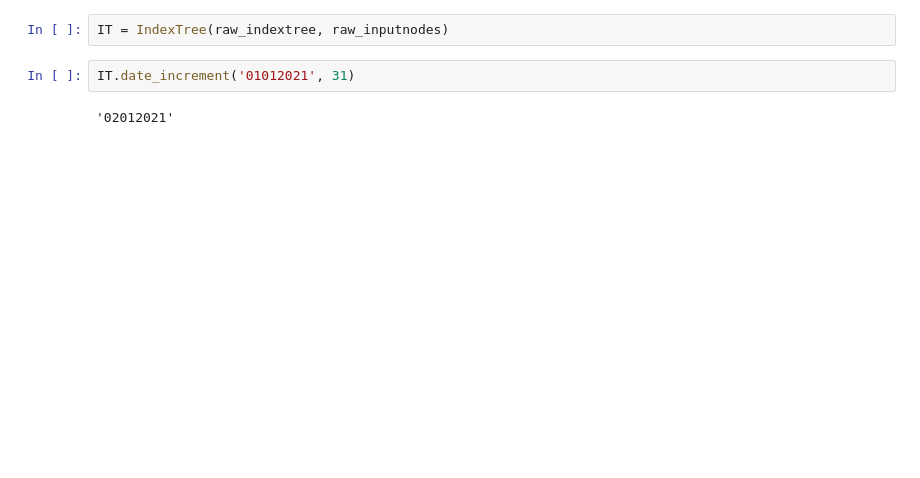
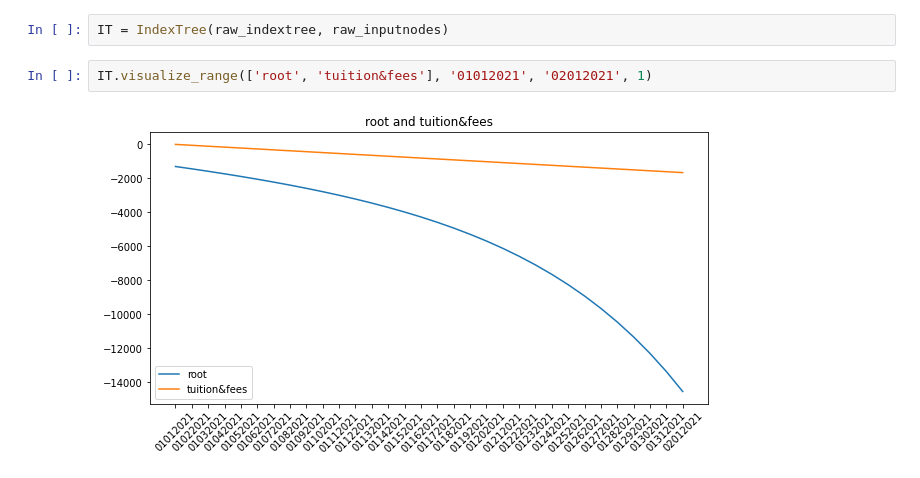
Before and after one commit to mxpoch/PCF, a Jupyter notebook: PCF.ipynb, the cells around one changed output. Drawn from its saved outputs; the diff is of its cells as text; blank space fills up the shorter version.

```diff
--- a/PCF.ipynb
+++ b/PCF.ipynb
@@ -174,10 +184,10 @@ class IndexTree:
         plt.show()
 # %%
 IT = IndexTree(raw_indextree, raw_inputnodes)
-# %%
-IT.date_increment('01012021', 31)
-# %% [output]
-'02012021'
+# %%
+IT.visualize_range(['root', 'tuition&fees'], '01012021', '02012021', 1)
+# %% [output]
+[figure, added]
 # %%
 IT.pretty_print_index()
 # %% [output]
```
Also changed, not shown: parts of 6 cells of this notebook.
